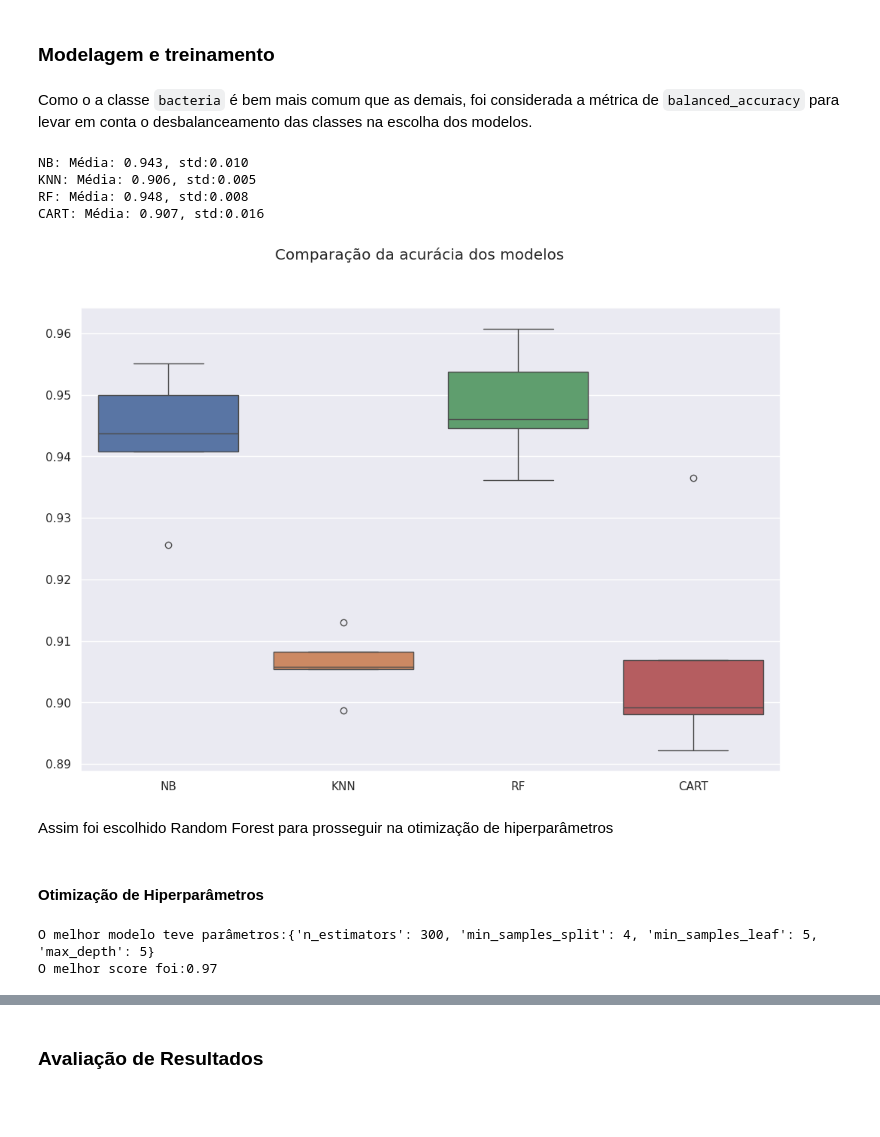
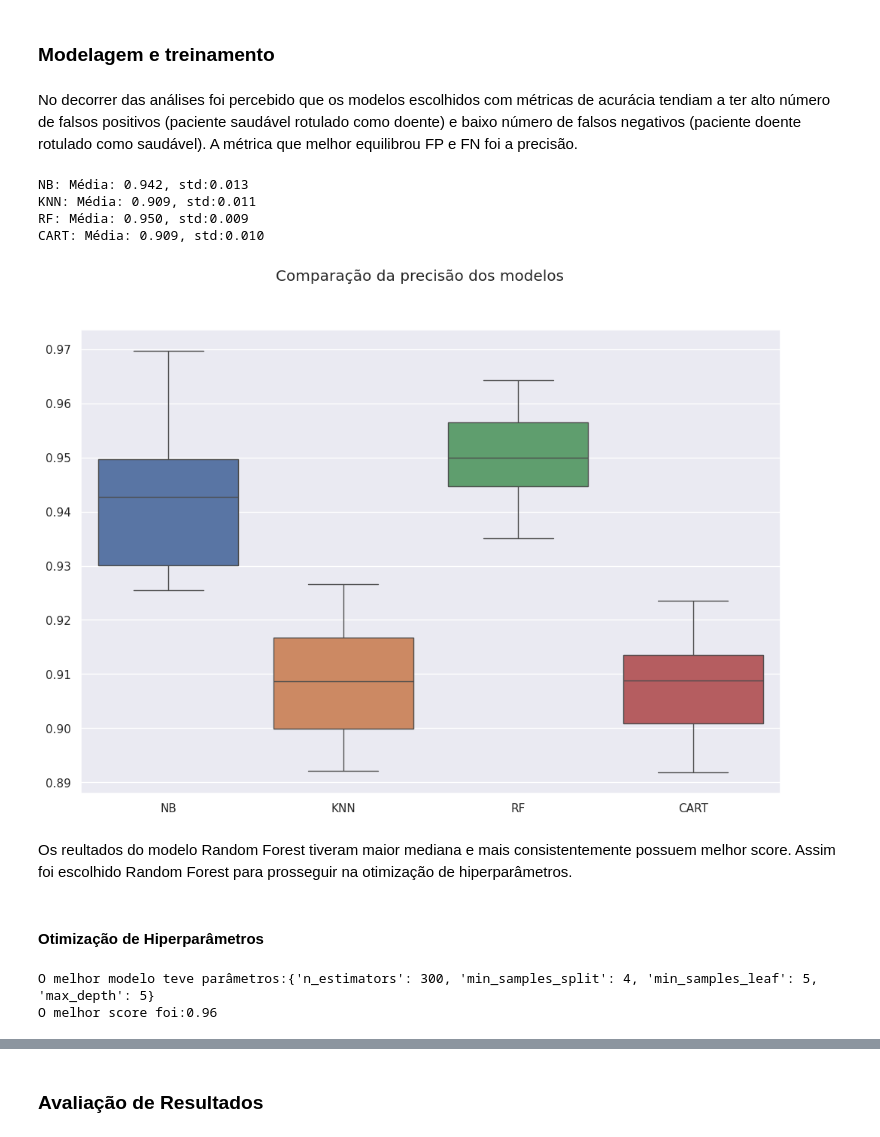
Before and after one commit to vinicius-souza-lima/mvp_ml, a Jupyter notebook: mvp_ml.ipynb, the cells around one changed output, grey strips where cells are left out. Drawn from its saved outputs; the diff is of its cells as text; code cells hidden in the pictures; blank space fills up the shorter version.

```diff
--- a/mvp_ml.ipynb
+++ b/mvp_ml.ipynb
@@ -228,7 +226,7 @@ class Augmenter(BaseEstimator, TransformerMixin):
 # %% [markdown]
 ### Modelagem e treinamento
 # %% [markdown]
-Como o a classe `bacteria` é bem mais comum que as demais, foi considerada a métrica de `balanced_accuracy` para levar em conta o desbalanceamento das classes na escolha dos modelos.
+No decorrer das análises foi percebido que os modelos escolhidos com métricas de acurácia tendiam a ter alto número de falsos positivos (paciente saudável rotulado como doente) e baixo número de falsos negativos (paciente doente rotulado como saudável). A métrica que melhor equilibrou FP e FN foi a precisão.
 # %%
 def choose_model(
     scoring: Literal["accuracy", "balanced_accuracy", "f1_macro"] = "accuracy",
@@ -259,24 +257,28 @@ def choose_model(
 
     return results
 # %%
-scoring = "precision"
-results = choose_model(scoring=scoring, seed=42,n_jobs=1)
+#scoring = "precision"
+#results = choose_model(scoring=scoring, seed=42, n_jobs=1)
 # %% [output]
-NB: Média: 0.943, std:0.010
-KNN: Média: 0.906, std:0.005
-RF: Média: 0.948, std:0.008
-CART: Média: 0.907, std:0.016
+NB: Média: 0.942, std:0.013
+KNN: Média: 0.909, std:0.011
+RF: Média: 0.950, std:0.009
+CART: Média: 0.909, std:0.010
+# %%
+#joblib.dump(results,"models/results.npy")
+Dataset.download_from_remote("vinicius-souza-lima","mvp_ml","models")
+results = joblib.load("models/results.npy")
 # %%
 sns.set_theme()
 names = ["NB", "KNN", "RF", "CART"]
 fig, ax = plt.subplots(figsize=(12, 8))
-fig.suptitle("Comparação da acurácia dos modelos")
+fig.suptitle("Comparação da precisão dos modelos")
 ax.set_xticklabels(names)
 sns.boxplot(results);
 # %% [output]
-[figure, old version]
+[figure, new version]
 # %% [markdown]
-Assim foi escolhido Random Forest para prosseguir na otimização de hiperparâmetros
+Os reultados do modelo Random Forest tiveram maior mediana e mais consistentemente possuem melhor score. Assim foi escolhido Random Forest para prosseguir na otimização de hiperparâmetros.
 # %% [markdown]
 #### Otimização de Hiperparâmetros
 # %%
@@ -310,7 +312,7 @@ def otimize_hyper(
     print(f"O melhor score foi:{random_search.best_score_:.2f}")
     return random_search.best_estimator_
 # %%
-final_clf = otimize_hyper(scoring="precision",class_weight="balanced",n_jobs=2,n_iter=5)
+#final_clf = otimize_hyper(scoring="precision", class_weight="balanced", n_jobs=2, n_iter=5)
 # %% [output]
 O melhor modelo teve parâmetros:{'n_estimators': 300, 'min_samples_split': 4, 'min_samples_leaf': 5, 'max_depth': 5}
-O melhor score foi:0.97
+O melhor score foi:0.96
```
Also changed, not shown: parts of 23 cells of this notebook, 8 other files.
